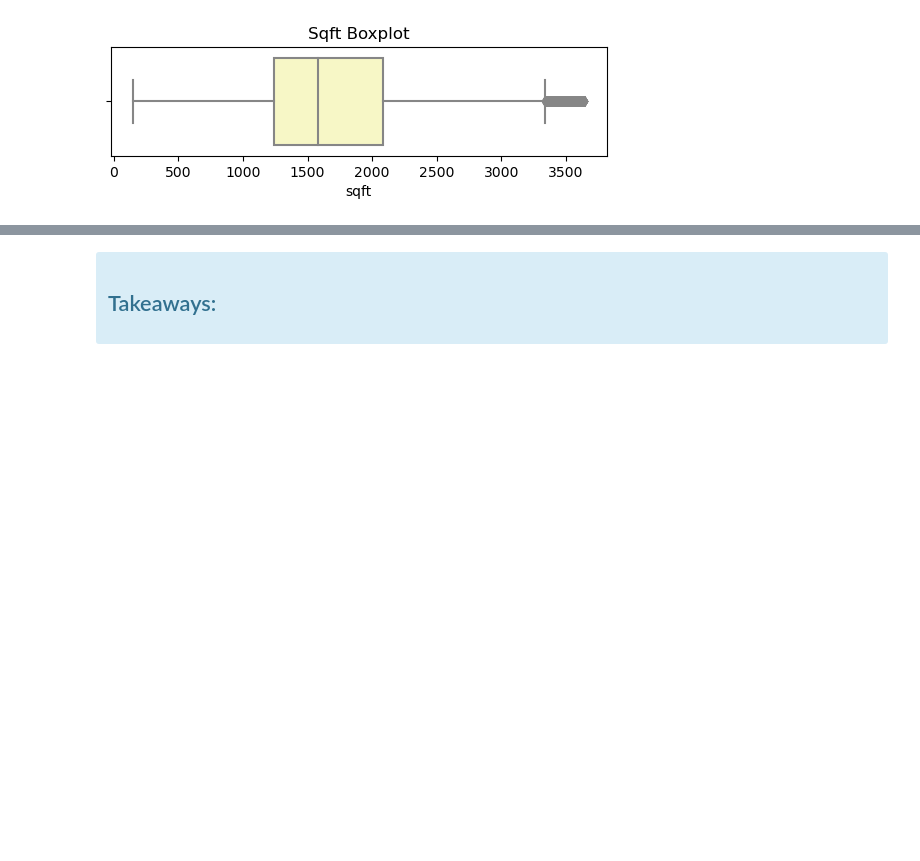
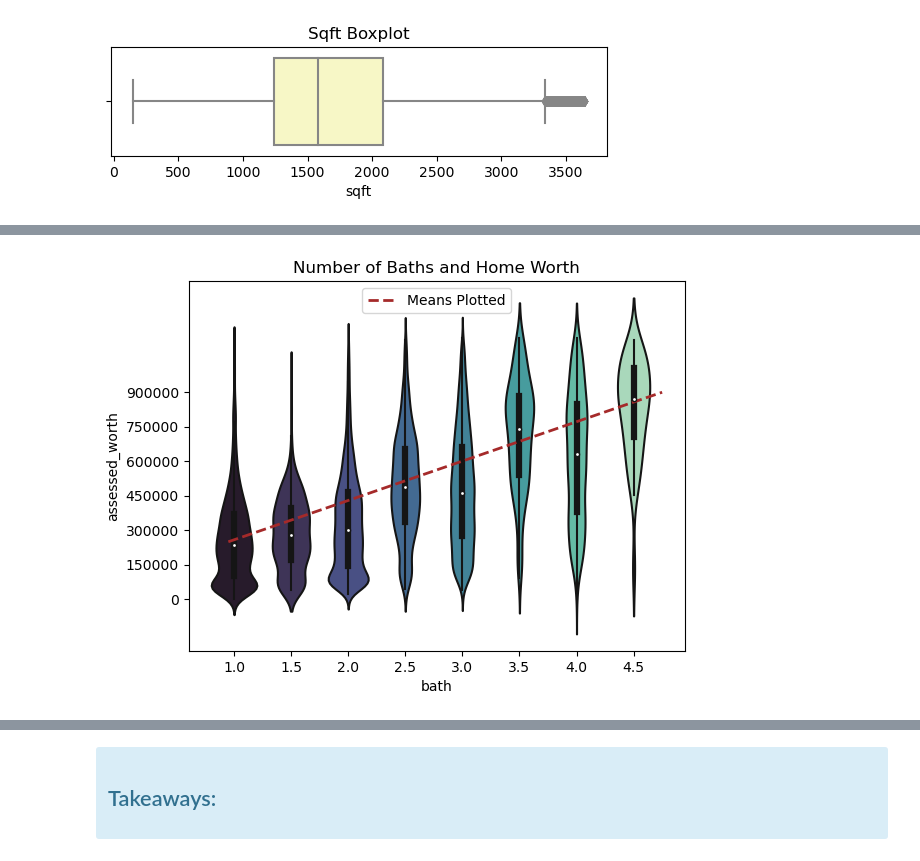
Before and after one commit to lewisalexia/Regression_Project2_Zillow, a Jupyter notebook: explore.ipynb, the cells around one changed output, grey strips where cells are left out. Drawn from its saved outputs; the diff is of its cells as text; code cells hidden in the pictures; blank space fills up the shorter version.

```diff
--- a/explore.ipynb
+++ b/explore.ipynb
@@ -282,0 +305,4 @@ ex.plot_bed_bath(train, 'bed', 'bath')
+# %%
+ex.plot_bath(train, 'bath')
+# %% [output]
+[figure, added]
```
Also changed, not shown: parts of 68 cells of this notebook.
